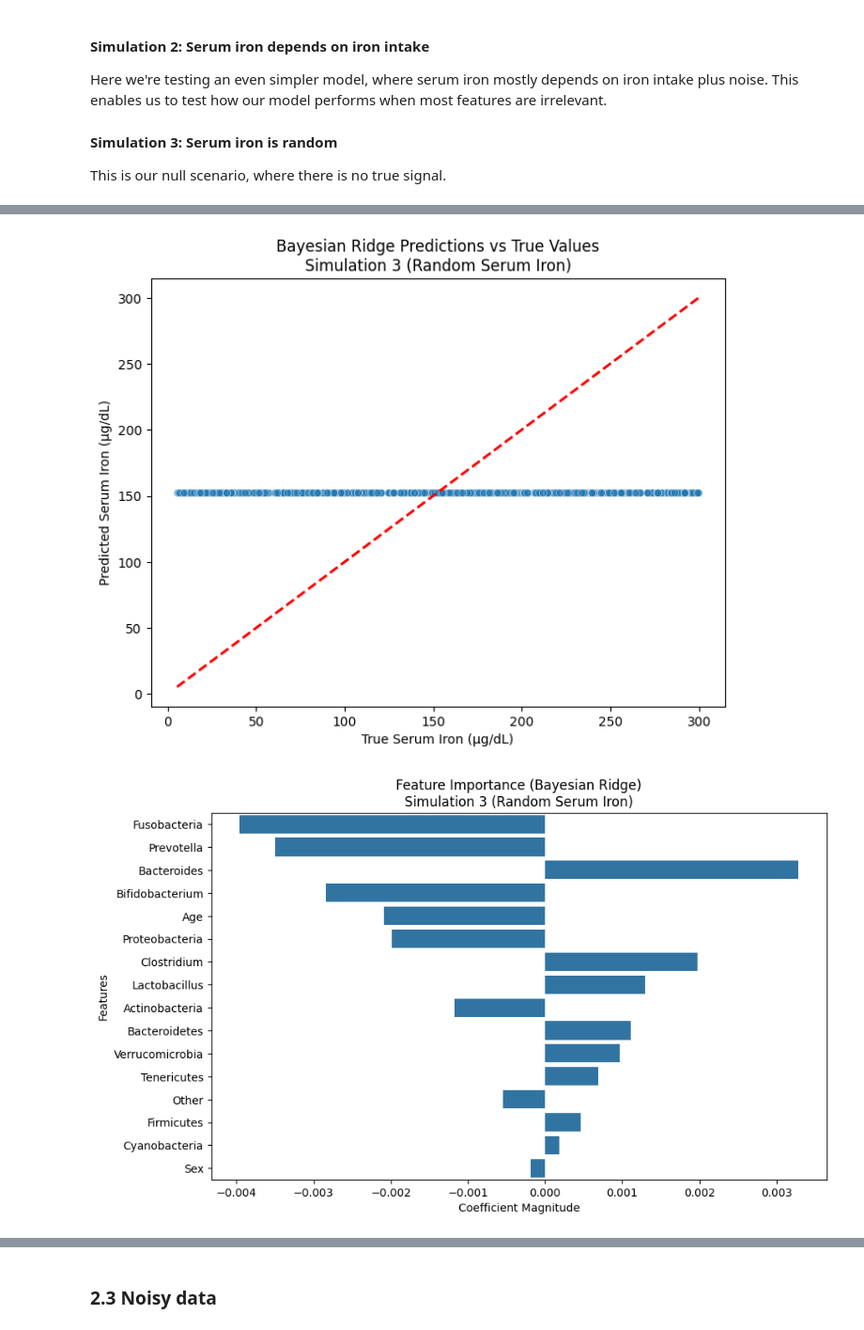
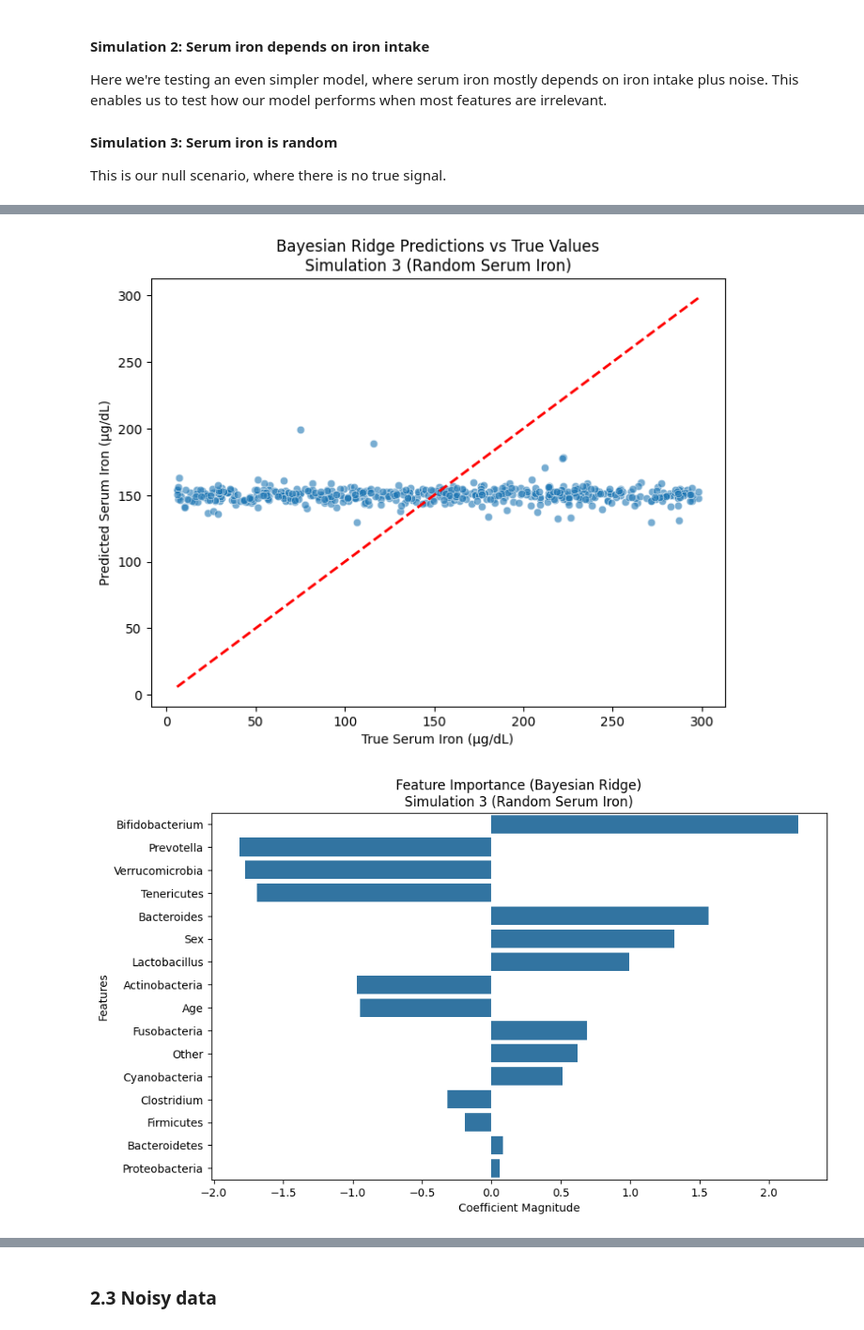
Before and after one commit to mariaponomarova/ML_project, a Jupyter notebook: experiments.ipynb, the cells around one changed output, grey strips where cells are left out. Shown at 94% size. Saved outputs shown, nothing was run; the diff lists cells and outputs as text; code cells hidden in the pictures.

```diff
--- a/experiments.ipynb
+++ b/experiments.ipynb
@@ -435,13 +435,16 @@ Does the model we picked still perform well in these sub-optimal circumstances?
 # %%
 maes = []
 r2s = []
+
+alpha_1 = 1e-06
+alpha_2 = 1.0
 
 # Run the simulation many times to get average and avoid variance in small samples
 for i in range(300):
     # Use 300 samples of training data
     X_train_small, y_train_small = resample(X_train, y_train, n_samples=300, random_state=i)
     # Refit model
-    model = make_pipeline(StandardScaler(), BayesianRidge())
+    model = make_pipeline(StandardScaler(), BayesianRidge(alpha_1=alpha_1, alpha_2=alpha_2))
     model.fit(X_train_small, y_train_small)
     # Predict on holdout
     y_pred = model.predict(X_holdout)
@@ -483,7 +486,7 @@ import matplotlib.pyplot as plt
 
 # Function to evaluate Bayesian Ridge model
 def evaluate_bayesian_ridge(X_train, X_holdout, y_train, y_holdout, simulation_name=""):
-    pipeline = make_pipeline(StandardScaler(), BayesianRidge())
+    pipeline = make_pipeline(StandardScaler(), BayesianRidge(alpha_1=alpha_1, alpha_2=alpha_2))
     pipeline.fit(X_train, y_train)
     y_pred = pipeline.predict(X_holdout)
 
@@ -634,4 +637,4 @@ print(results)
-[figure, old version]
+[figure, new version]
-[figure, old version]
+[figure, new version]
 Robustness Test Results:
                  Scenario  MAE (Original)  R² (Original)  MSE (Original)  \
```
Also changed, not shown: parts of 3 cells of this notebook.
